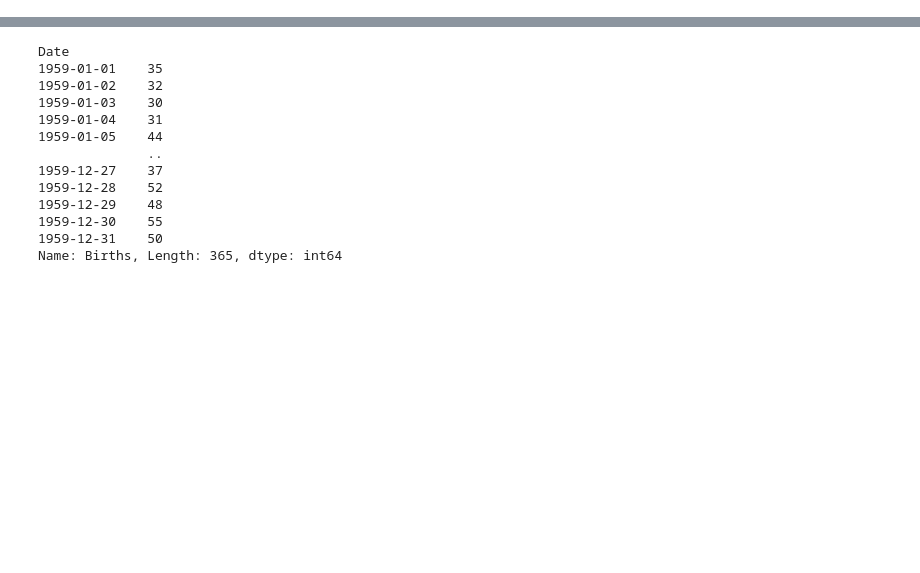
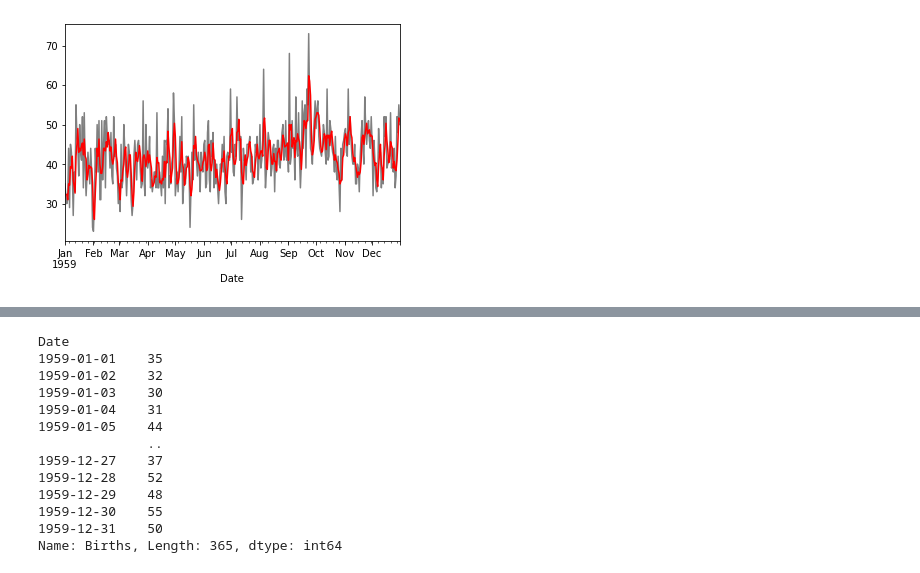
Before and after one commit to adam-gomez/forecasting-db, a Jupyter notebook: 07_moving_average_smoothing.ipynb, the cells around one changed output, grey strips where cells are left out. Saved outputs shown, nothing was run; the diff lists cells and outputs as text; code cells hidden in the pictures; blank space fills up the shorter version.

```diff
--- a/extra_notebook.ipynb
+++ b/07_moving_average_smoothing.ipynb
@@ -2,0 +25,7 @@
+# %%
+series = pd.read_csv('daily-total-female-births.csv', header=0, index_col=0, parse_dates=True, squeeze=True)
+
+# tail-rolling average transform
+rolling = series.rolling(window=3)
+rolling_mean = rolling.mean()
+rolling_mean
@@ -2,0 +46,7 @@
+# %%
+# plot original and transformed dataset
+series.plot(color='grey')
+rolling_mean.plot(color='red')
+plt.show()
+# %% [output]
+[figure, added]
```
Also changed, not shown: parts of 14 cells of this notebook.
